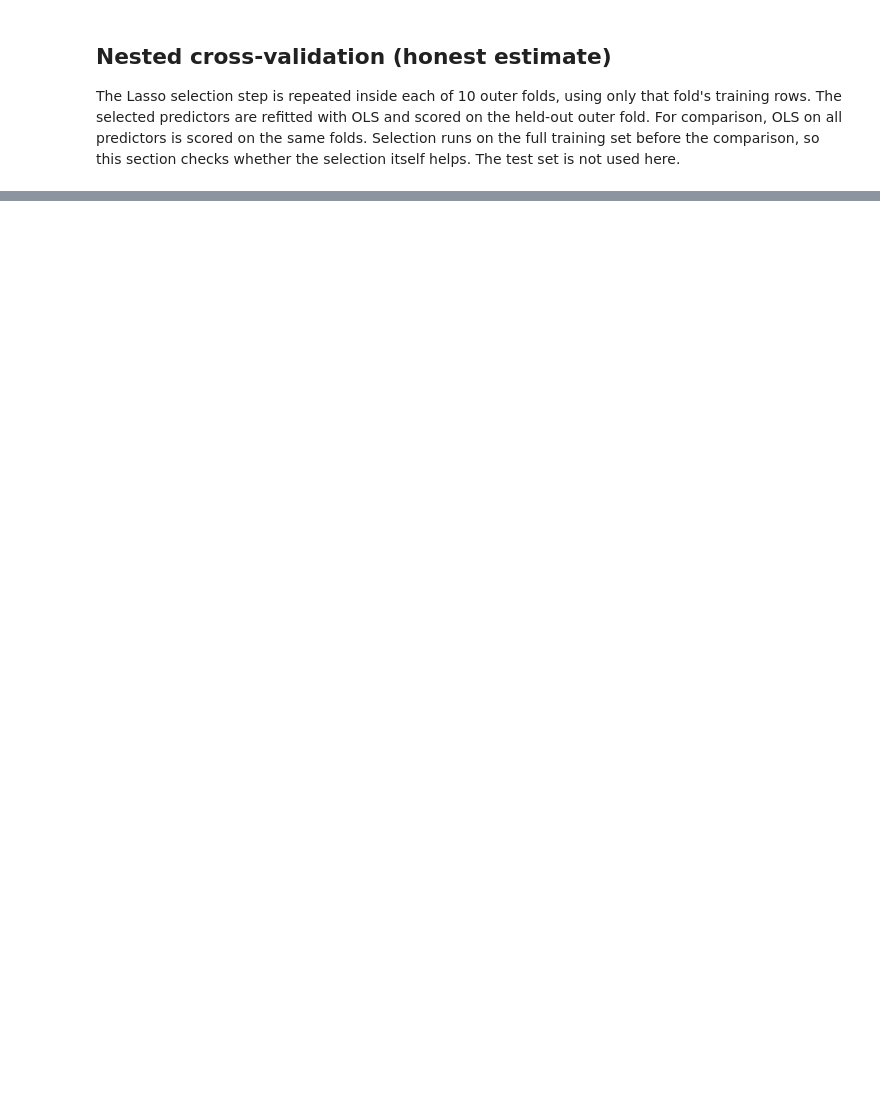
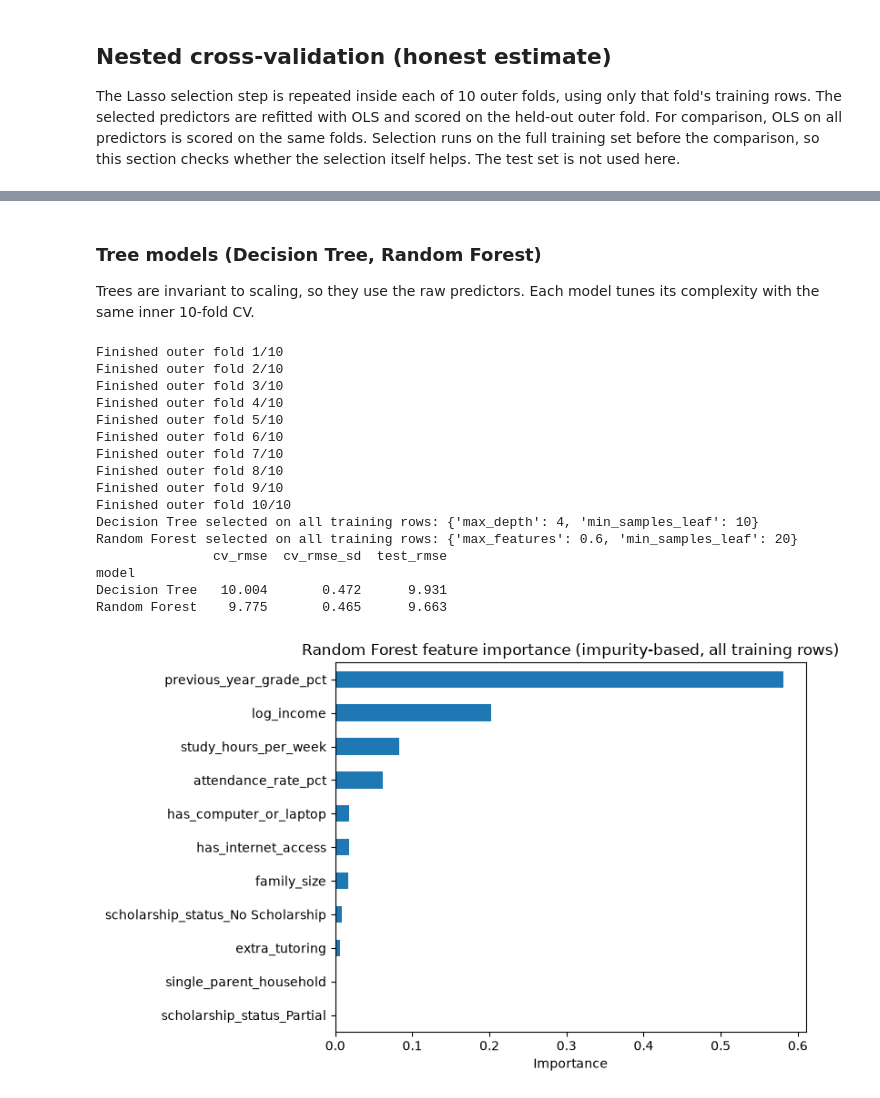
Before and after one commit to ZhangAnli/ST5227-Course-Project, a Jupyter notebook: Project.ipynb, the cells around one changed output, grey strips where cells are left out. Cells and saved outputs as stored; diff of their text form; code cells hidden in the pictures; blank space fills up the shorter version.

Commit message:
Decision Tree and Random Forest draft

```diff
--- a/Project.ipynb
+++ b/Project.ipynb
@@ -306,0 +352,46 @@ plt.show()
+# %% [markdown]
+### Tree models (Decision Tree, Random Forest)
+
+Trees are invariant to scaling, so they use the raw predictors. Each model tunes its complexity with the same inner 10-fold CV.
+# %%
+def tune_tree():
+    return GridSearchCV(DecisionTreeRegressor(random_state=SEED),
+                        {'max_depth': [3, 4, 5, 6, 8, 10], 'min_samples_leaf': [10, 20, 50]},
+                        cv=inner_cv, scoring='neg_root_mean_squared_error', n_jobs=-1)
+
+
+def tune_forest():
+    return GridSearchCV(RandomForestRegressor(n_estimators=200, random_state=SEED),
+                        {'max_features': [0.33, 0.6, 1.0], 'min_samples_leaf': [5, 20]},
+                        cv=inner_cv, scoring='neg_root_mean_squared_error', n_jobs=-1)
+
+
+tree_results = run_group({
+    'Decision Tree': tune_tree,
+    'Random Forest': tune_forest,
+})
+
+importance = pd.Series(tree_results['fitted']['Random Forest'].feature_importances_, index=MODEL_COLS).sort_values()
+importance.plot(kind='barh', figsize=(8, 5))
+plt.title('Random Forest feature importance (impurity-based, all training rows)')
+plt.xlabel('Importance')
+plt.tight_layout()
+plt.show()
+# %% [output]
+Finished outer fold 1/10
+Finished outer fold 2/10
+Finished outer fold 3/10
+Finished outer fold 4/10
+Finished outer fold 5/10
+Finished outer fold 6/10
+Finished outer fold 7/10
+Finished outer fold 8/10
+Finished outer fold 9/10
+Finished outer fold 10/10
+Decision Tree selected on all training rows: {'max_depth': 4, 'min_samples_leaf': 10}
+Random Forest selected on all training rows: {'max_features': 0.6, 'min_samples_leaf': 20}
+               cv_rmse  cv_rmse_sd  test_rmse
+model
+Decision Tree   10.004       0.472      9.931
+Random Forest    9.775       0.465      9.663
+[figure, added]
```
Also changed, not shown: parts of 11 cells of this notebook.
